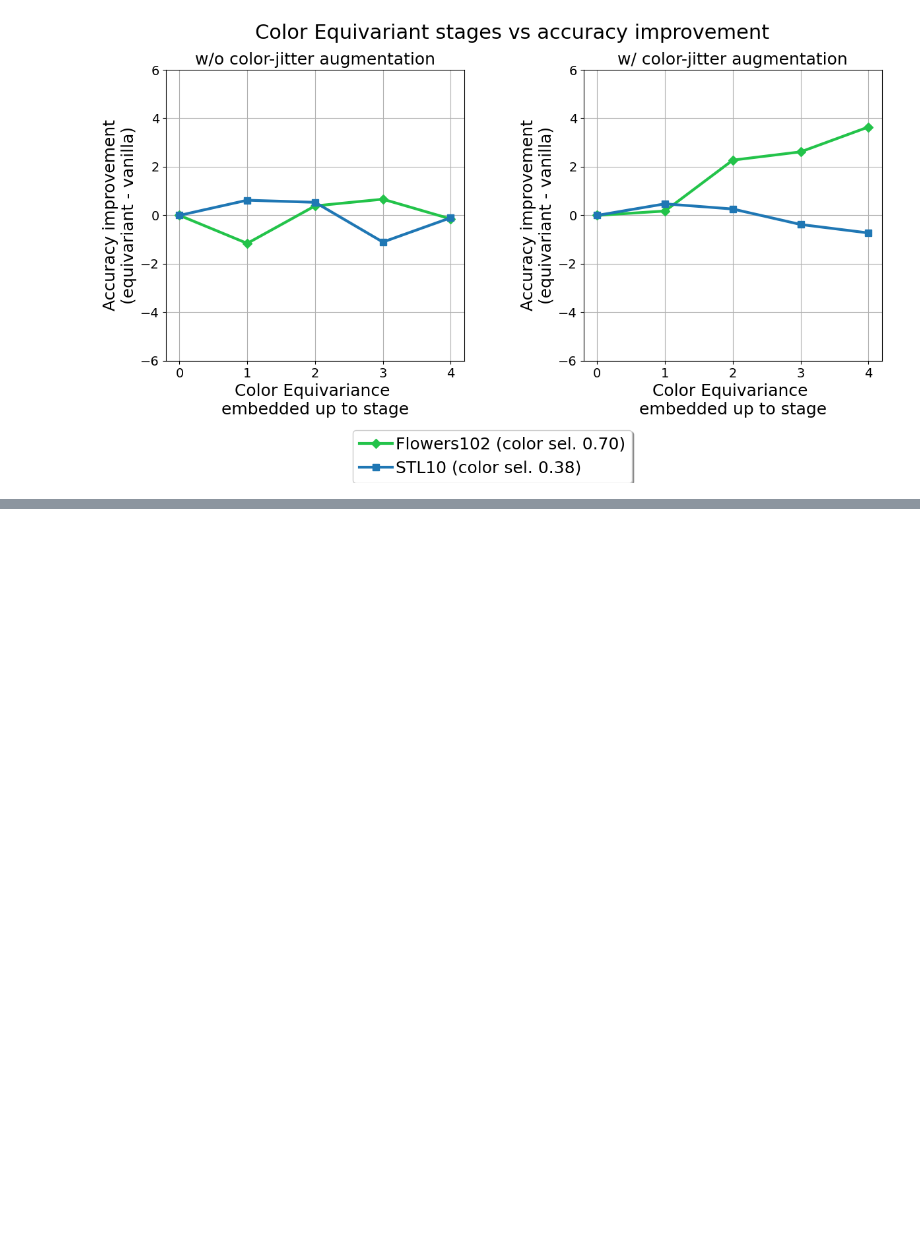
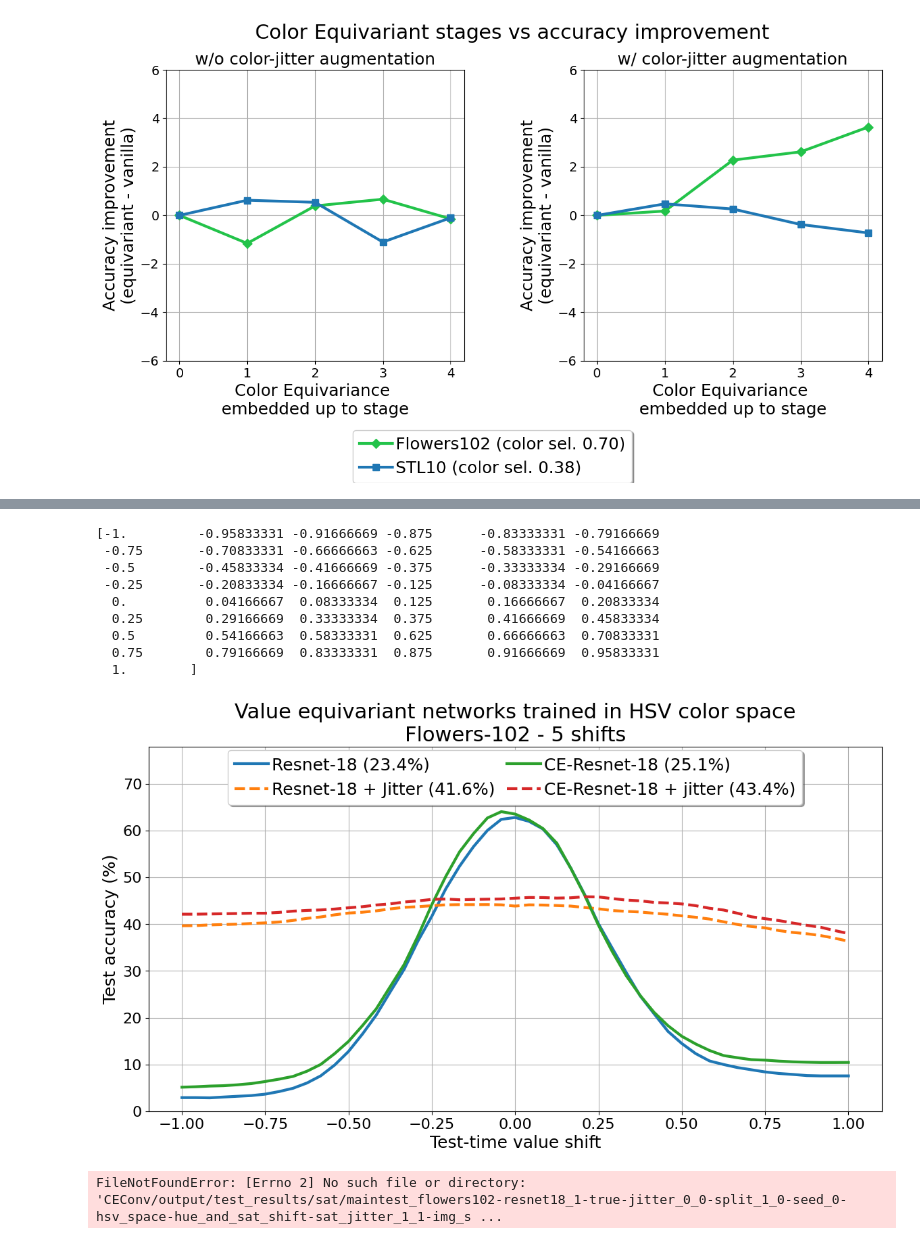
Before and after one commit to ArcovanBreda/CEConvDL2, a Jupyter notebook: CEConv/Arcos_notebook.ipynb, the cells around one changed output, grey strips where cells are left out. Saved outputs shown, nothing was run; the diff lists cells and outputs as text; code cells hidden in the pictures; blank space fills up the shorter version.

```diff
--- a/CEConv/Arcos_notebook.ipynb
+++ b/CEConv/Arcos_notebook.ipynb
@@ -89,0 +78,59 @@ model performances:
+# %%
+from utils import value_image
+value_image()
+# %% [output]
+[-1.         -0.95833331 -0.91666669 -0.875      -0.83333331 -0.79166669
+ -0.75       -0.70833331 -0.66666663 -0.625      -0.58333331 -0.54166663
+ -0.5        -0.45833334 -0.41666669 -0.375      -0.33333334 -0.29166669
+ -0.25       -0.20833334 -0.16666667 -0.125      -0.08333334 -0.04166667
+  0.          0.04166667  0.08333334  0.125       0.16666667  0.20833334
+  0.25        0.29166669  0.33333334  0.375       0.41666669  0.45833334
+  0.5         0.54166663  0.58333331  0.625       0.66666663  0.70833331
+  0.75        0.79166669  0.83333331  0.875       0.91666669  0.95833331
+  1.        ]
+[figure, added]
+# %%
+from plot_saturation import plot_3d, plot_sat_base, plot_sat_shift, plot_sat_jitters
+
+paths_sat_shifts = [
+    "output/test_results/maintest_flowers102-resnet18_1-true-jitter_0_0-split_1_0-seed_0-hsv_space-sat_shift-sat_jitter_1_1-no_norm.npz",
+    "output/test_results/maintest_flowers102-resnet18_3-true-jitter_0_0-split_1_0-seed_0-hsv_space-sat_shift-sat_jitter_1_1-no_norm.npz",
+    "output/test_results/maintest_flowers102-resnet18_5-true-jitter_0_0-split_1_0-seed_0-hsv_space-sat_shift-sat_jitter_1_1-no_norm.npz",
+    "output/test_results/maintest_flowers102-resnet18_10-true-jitter_0_0-split_1_0-seed_0-hsv_space-sat_shift-sat_jitter_1_1-no_norm.npz"
+]
+
+paths_jit = [
+    "output/test_results/maintest_flowers102-resnet18_5-true-jitter_0_0-split_1_0-seed_0-hsv_space-sat_shift-sat_jitter_1_1-no_norm.npz",
+    "output/test_results/maintest_flowers102-resnet18_5-true-jitter_0_0-split_1_0-seed_0-hsv_space-sat_shift-sat_jitter_0_2-no_norm.npz",
+    "output/test_results/maintest_flowers102-resnet18_5-true-jitter_0_0-split_1_0-seed_0-hsv_space-sat_shift-sat_jitter_0_20-no_norm.npz",
+    "output/test_results/maintest_flowers102-resnet18_5-true-jitter_0_0-split_1_0-seed_0-hsv_space-sat_shift-sat_jitter_0_100-no_norm.npz",
+]
+
+paths_3d = [
+    "output/test_results/maintest_flowers102-resnet18_1-true-jitter_0_0-split_1_0-seed_0-hsv_space-hue_and_sat_shift-sat_jitter_1_1-img_shift-no_norm_test-rot=25_test-sat=25.npz",
+    "output/test_results/maintest_flowers102-resnet18_1-true-jitter_0_0-split_1_0-seed_0-hsv_space-hue_and_sat_shift-sat_jitter_1_1-no_norm_test-rot=25_test-sat=25.npz",
+    "output/test_results/maintest_flowers102-resnet18_3-true-jitter_0_0-split_1_0-seed_0-hsv_space-hue_and_sat_shift-sat_jitter_1_1-img_shift-no_norm_test-rot=25_test-sat=25.npz",
+    "output/test_results/maintest_flowers102-resnet18_3-true-jitter_0_0-split_1_0-seed_0-hsv_space-hue_and_sat_shift-sat_jitter_1_1-no_norm_test-rot=25_test-sat=25.npz"
+]
+
+paths_sat_base = [
+    "output/test_results/maintest_flowers102-resnet18_1-true-jitter_0_0-split_1_0-seed_0-hsv_space-sat_shift-sat_jitter_1_1-img_shift-no_norm.npz",
+    "output/test_results/maintest_flowers102-resnet18_1-true-jitter_0_0-split_1_0-seed_0-hsv_space-sat_shift-sat_jitter_0_20-img_shift-no_norm.npz",
+    "output/test_results/maintest_flowers102-resnet18_5-true-jitter_0_0-split_1_0-seed_0-hsv_space-sat_shift-sat_jitter_1_1-img_shift-no_norm.npz",
+    "output/test_results/maintest_flowers102-resnet18_5-true-jitter_0_0-split_1_0-seed_0-hsv_space-sat_shift-sat_jitter_0_20-img_shift-no_norm.npz",
+    "output/test_results/maintest_flowers102-resnet18_1-true-jitter_0_0-split_1_0-seed_0-hsv_space-sat_shift-sat_jitter_1_1-no_norm.npz",
+    "output/test_results/maintest_flowers102-resnet18_1-true-jitter_0_0-split_1_0-seed_0-hsv_space-sat_shift-sat_jitter_0_20-no_norm.npz",
+    "output/test_results/maintest_flowers102-resnet18_5-true-jitter_0_0-split_1_0-seed_0-hsv_space-sat_shift-sat_jitter_1_1-no_norm.npz",
+    "output/test_results/maintest_flowers102-resnet18_5-true-jitter_0_0-split_1_0-seed_0-hsv_space-sat_shift-sat_jitter_0_20-no_norm.npz"
+]
+
+# plot_3d(paths_3d[0], saturations=25, rotations=25, num_shift="No", shift="Image", filename="HueSat_HSV_shiftImgBase_noNorm.jpg")
+# plot_3d(paths_3d[1], saturations=25, rotations=25, num_shift="No", filename="HueSat_HSV_shiftKernelBase_noNorm.jpg")
+# plot_3d(paths_3d[2], saturations=25, rotations=25, shift="Image", filename="HueSat_HSV_shiftImage_noNorm.jpg")
+# plot_3d(paths_3d[3], saturations=25, rotations=25, filename="HueSat_HSV_shiftKernel_noNorm.jpg")
+plot_sat_base(paths_sat_base[4:])
+plot_sat_base(paths_sat_base, shift="Image")
+plot_sat_shift(paths_sat_shifts)
+plot_sat_jitters(paths_jit)
+# %% [output]
+FileNotFoundError: [Errno 2] No such file or directory: 'CEConv/output/test_results/sat/maintest_flowers102-resnet18_1-true-jitter_0_0-split_1_0-seed_0-hsv_space-hue_and_sat_shift-sat_jitter_1_1-img_s ...
```
Also changed, not shown: parts of 11 cells of this notebook, 11 other files.
